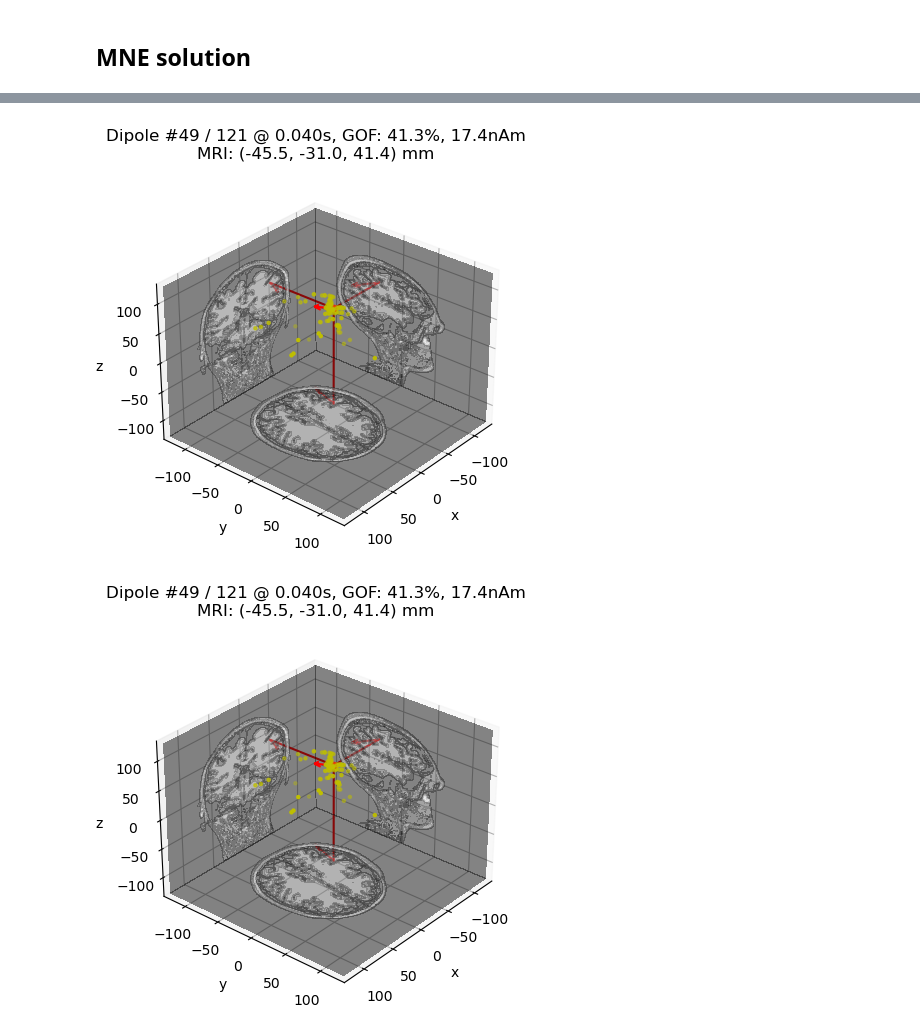
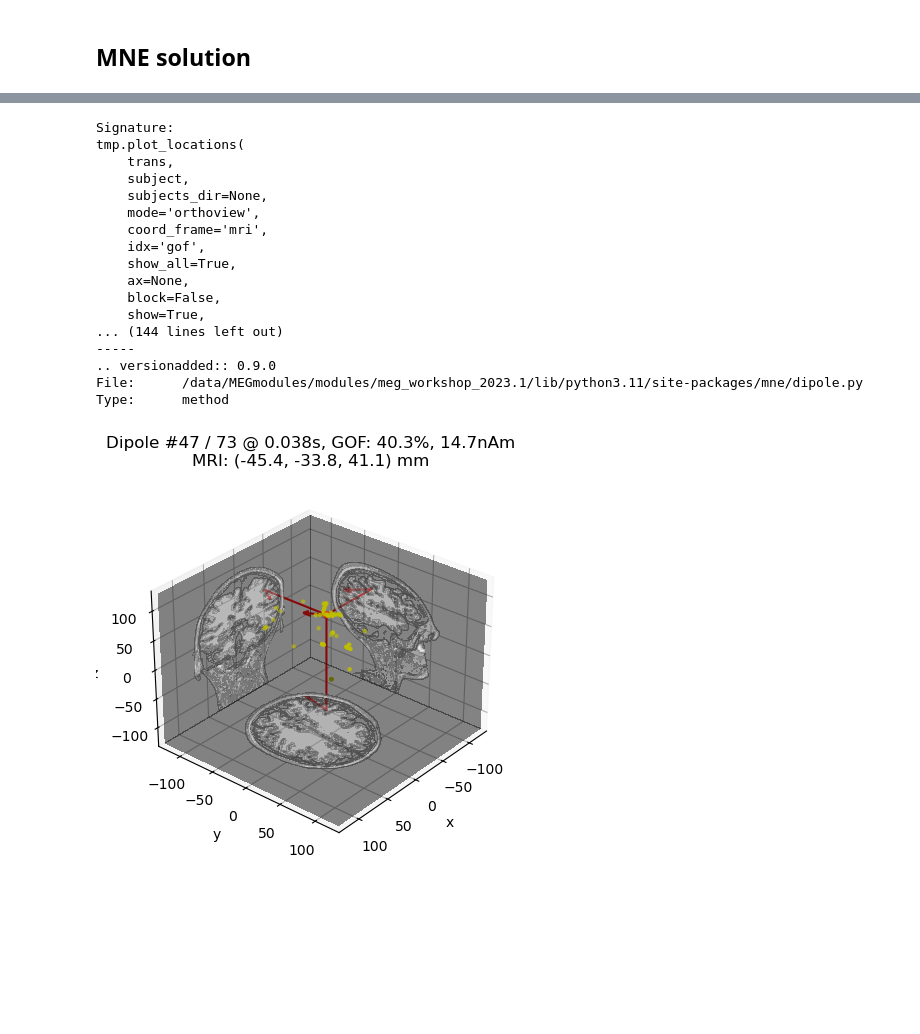
Before and after one commit to nih-megcore/NIMH_MEG_workshop, a Jupyter notebook: Day2/Lab4_SourceLocalization.ipynb, the cells around one changed output, grey strips where cells are left out. Cells and saved outputs as stored; diff of their text form; code cells hidden in the pictures; blank space fills up the shorter version.

```diff
--- a/Day2/Lab4_SourceLocalization.ipynb
+++ b/Day2/Lab4_SourceLocalization.ipynb
@@ -22,3 +66,5 @@ if not op.exists(bids_deriv_path.root): os.mkdir(bids_deriv_path.root)
 # %%
+#Load the Raw data
+bids_path = BIDSPath(root=bids_root, subject=subject, task='airpuff', run='01',session='01')
 raw = mne.io.read_raw_ctf(bids_path.fpath, clean_names=True, preload=True, verbose=False)
-# raw = mne_bids.read_raw_bids(bids_path, verbose=False, preload=True)
+raw.filter(0.3, 110, n_jobs=n_jobs)
@@ -25,4 +101,2 @@ raw = mne.io.read_raw_ctf(bids_path.fpath, clean_names=True, preload=True, verbo
-# %%
-trans = mne_bids.get_head_mri_trans(bids_path, extra_params={'clean_names': True}, t1_bids_path=t1_bids_path, fs_subject='sub-'+subject, fs_subjects_dir=fs_subjects_dir, verbose=False)
 # %% [markdown]
 ### Prepare Imaging for Source Localization
@@ -72,7 +133,7 @@ AttributeError: 'NoneType' object has no attribute '_get_renderer'
 # %% [markdown]
 ## MNE solution
 # %%
-cov = mne.compute_covariance(epochs['stim'], tmin=0, tmax = 0.1, method='shrunk', cv=5)
+cov = mne.compute_covariance(epochs['stim'], tmin=0, tmax = 0.1, method='shrunk', cv=5, n_jobs=n_jobs)
 # %% [output]
 Removing 5 compensators from info because not all compensation channels were picked.
 Computing rank from data with rank=None
@@ -98,3 +163,3 @@ bem_fname = bids_deriv_path.copy().update(suffix='bemsol', extension='.fif')
 # %%
-dip = mne.fit_dipole(evk_stim, cov, bem_fname.fpath, trans=trans)
+dip = mne.fit_dipole(evk_stim, cov, bem, trans=trans, n_jobs = n_jobs, rank='full')
 # %% [output]
@@ -154,5 +241,25 @@ No projector specified for this dataset. Please consider the method self.add_pro
+# %%
+tmp = dip[0]
+tmp.plot_locations?
+# %% [output]
+Signature:
+tmp.plot_locations(
+    trans,
+    subject,
+    subjects_dir=None,
+    mode='orthoview',
+    coord_frame='mri',
+    idx='gof',
+    show_all=True,
+    ax=None,
+    block=False,
+    show=True,
+... (144 lines left out)
+-----
+.. versionadded:: 0.9.0
+File:      /data/MEGmodules/modules/meg_workshop_2023.1/lib/python3.11/site-packages/mne/dipole.py
+Type:      method
 # %%
-dip[0].plot_locations(trans, 'sub-'+subject, fs_subjects_dir, mode="orthoview")
+_ = dip[0].plot_locations(trans, 'sub-'+subject, fs_subjects_dir, mode="orthoview")
 # %% [output]
-[figure, old version]
+[figure, new version]
-[figure, removed]
```
Also changed, not shown: parts of 23 cells of this notebook.
